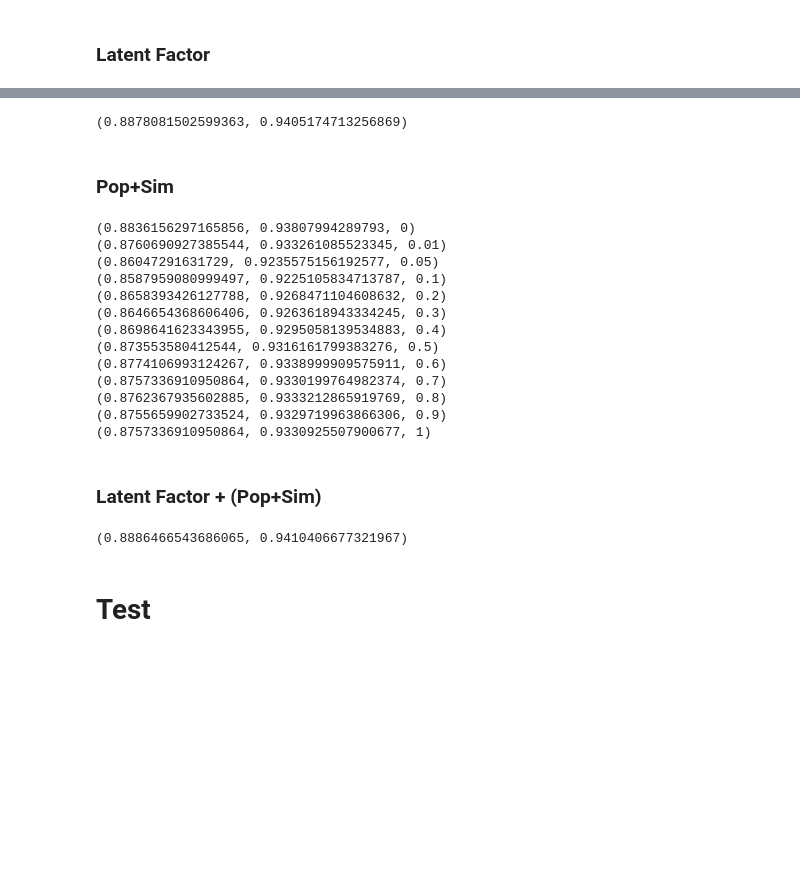
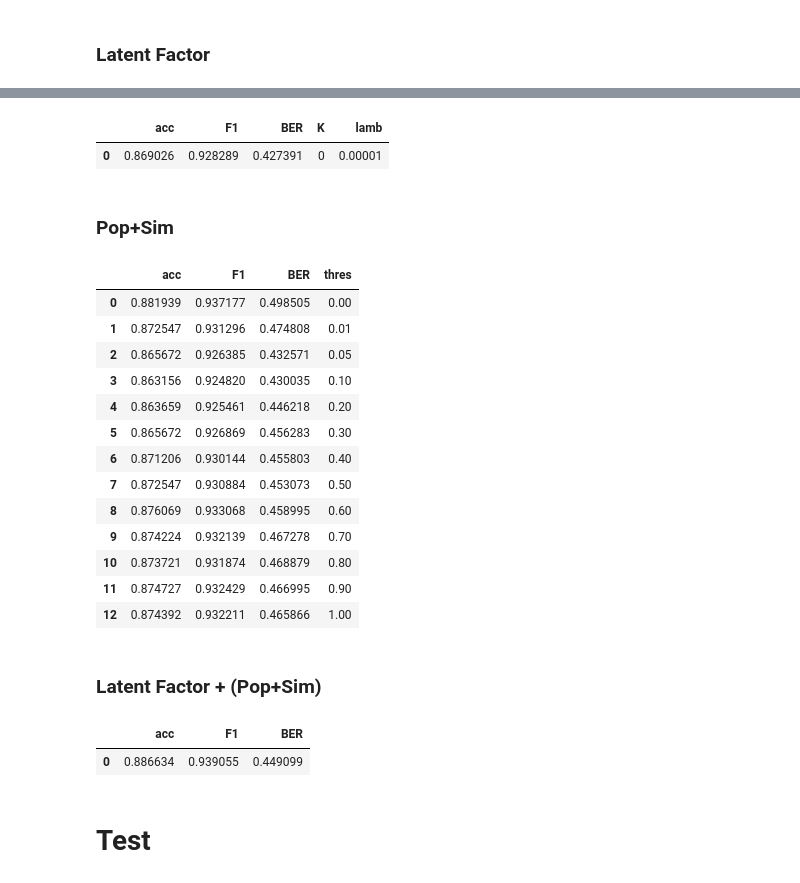
Before and after one commit to Renoyyz233/ECE253_assignment2, a Jupyter notebook: Recommend_Model.ipynb, the cells around one changed output, grey strips where cells are left out. Saved outputs shown, nothing was run; the diff lists cells and outputs as text; code cells hidden in the pictures; blank space fills up the shorter version.

```diff
--- a/Recommend_Model.ipynb
+++ b/Recommend_Model.ipynb
@@ -487,6 +566,6 @@ for K in K_list:
 # %%
-K = 2
-lamb = 1e-4
+K = 0
+lamb = 1e-5
 iter = 50
 
 userGamma = {}
@@ -505,53 +584,60 @@ scipy.optimize.fmin_l_bfgs_b(cost, [alpha] + # Initialize alpha
                             maxiter=iter,
                             iprint=0)
 
-acc, f1 = LF_pred(X_valid,y_valid)
-acc, f1
+res = LF_pred(X_valid,y_valid) + (K,lamb)
+pd.DataFrame([res],columns = ['acc', 'F1', 'BER', 'K','lamb'])
 # %% [output]
-(0.8878081502599363, 0.9405174713256869)
+|  | acc | F1 | BER | K | lamb |
+| 0 | 0.869026 | 0.928289 | 0.427391 | 0 | 0.00001 |
 # %% [markdown]
 ### Pop+Sim
 # %%
+# thres_list = [0,.3,.4]
 thres_list = [0,.01,.05,.1,.2,.3,.4,.5,.6,.7,.8,.9,1]
+res = []
 for thres in thres_list:
     y_pred = []
     for u,i,_ in X_valid:
         pred = getPred([(u,i,0)], thres)[0]
-        y_pred.append(1 if pred>0 else 0)
+        y_pred.append(1 if pred>0.5 else 0)
 
-    acc, f1 = evaluate(y_valid, y_pred)
+    acc, F1, BER= evaluate(y_valid,y_pred)
+    res.append((acc, F1, BER, thres))
 
-    print((acc, f1, thres))
+pd.DataFrame(res,columns = ['acc', 'F1', 'BER','thres'])
 # %% [output]
-(0.8836156297165856, 0.93807994289793, 0)
-(0.8760690927385544, 0.933261085523345, 0.01)
-(0.86047291631729, 0.9235575156192577, 0.05)
-(0.8587959080999497, 0.9225105834713787, 0.1)
-(0.8658393426127788, 0.9268471104608632, 0.2)
-(0.8646654368606406, 0.9263618943334245, 0.3)
-(0.8698641623343955, 0.9295058139534883, 0.4)
-(0.873553580412544, 0.9316161799383276, 0.5)
-(0.8774106993124267, 0.9338999909575911, 0.6)
-(0.8757336910950864, 0.9330199764982374, 0.7)
-(0.8762367935602885, 0.9333212865919769, 0.8)
-(0.8755659902733524, 0.9329719963866306, 0.9)
-(0.8757336910950864, 0.9330925507900677, 1)
+|  | acc | F1 | BER | thres |
+| 0 | 0.881939 | 0.937177 | 0.498505 | 0.00 |
+| 1 | 0.872547 | 0.931296 | 0.474808 | 0.01 |
+| 2 | 0.865672 | 0.926385 | 0.432571 | 0.05 |
+| 3 | 0.863156 | 0.924820 | 0.430035 | 0.10 |
+| 4 | 0.863659 | 0.925461 | 0.446218 | 0.20 |
+| 5 | 0.865672 | 0.926869 | 0.456283 | 0.30 |
+| 6 | 0.871206 | 0.930144 | 0.455803 | 0.40 |
+| 7 | 0.872547 | 0.930884 | 0.453073 | 0.50 |
+| 8 | 0.876069 | 0.933068 | 0.458995 | 0.60 |
+| 9 | 0.874224 | 0.932139 | 0.467278 | 0.70 |
+| 10 | 0.873721 | 0.931874 | 0.468879 | 0.80 |
+| 11 | 0.874727 | 0.932429 | 0.466995 | 0.90 |
+| 12 | 0.874392 | 0.932211 | 0.465866 | 1.00 |
 # %% [markdown]
 ### Latent Factor + (Pop+Sim)
 # %%
+thres = 0.05
 y_pred = []
 for u,i,r in X_valid:
     try:
         pred = prediction(u, i)
     except:
-        pred = getPred([(u,i,0)], 0)[0]
-    y_pred.append(1 if pred>0 else 0)
+        pred = getPred([(u,i,0)], thres)[0]
+    y_pred.append(1 if pred>0.5 else 0)
 
-acc, f1 = evaluate(y_valid, y_pred)
-
-acc, f1
+acc, F1, BER= evaluate(y_valid,y_pred)
+res = [acc, F1, BER]
+pd.DataFrame([res],columns = ['acc', 'F1', 'BER'])
 # %% [output]
-(0.8886466543686065, 0.9410406677321967)
+|  | acc | F1 | BER |
+| 0 | 0.886634 | 0.939055 | 0.449099 |
 # %% [markdown]
 # Test
 # %% [markdown]
```
Also changed, not shown: parts of 26 cells of this notebook, 1 other file.
